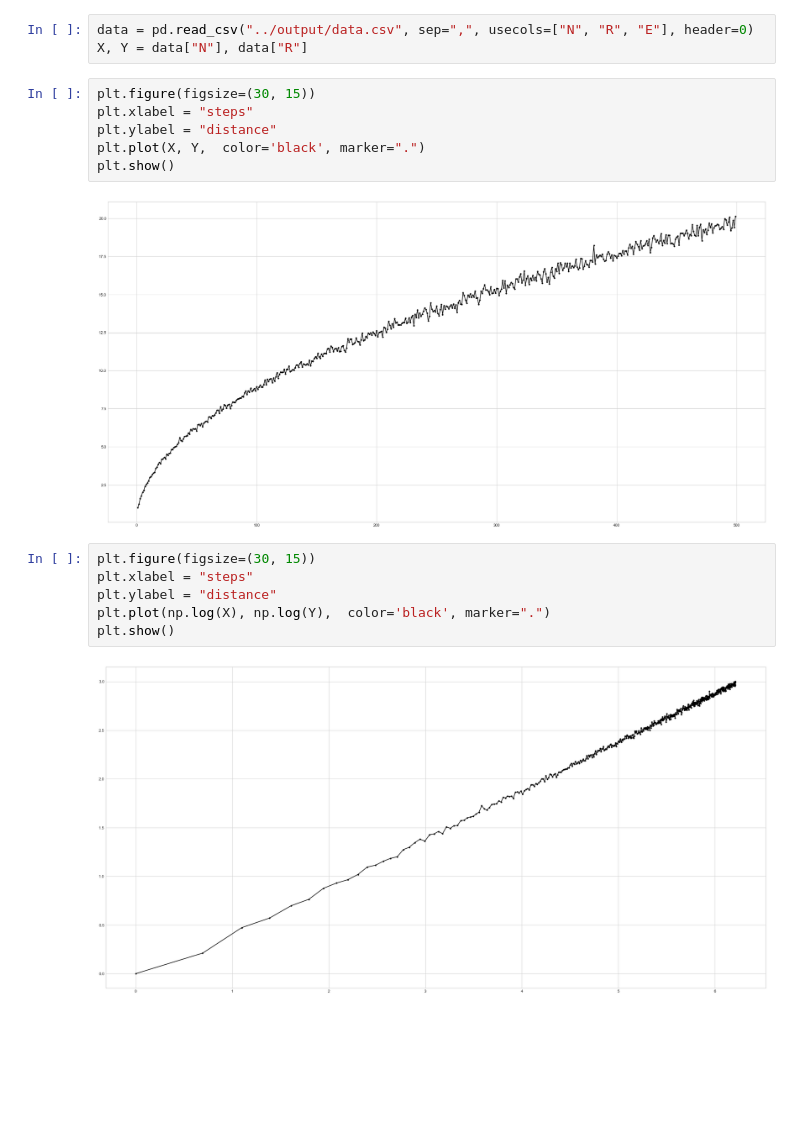
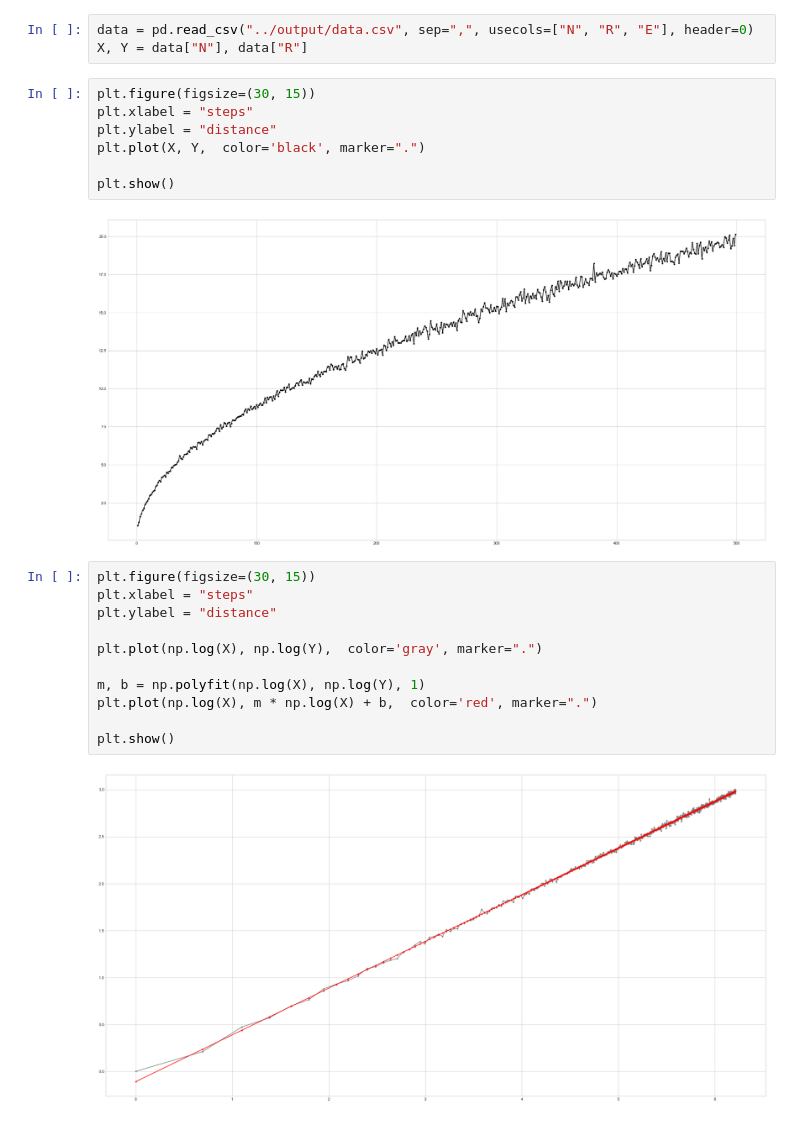
Before and after one commit to 4e1e0603/01, a Jupyter notebook: source/random_walk.ipynb, the cells around one changed output. Drawn from its saved outputs; the diff is of its cells as text; blank space fills up the shorter version.

```diff
--- a/source/random_walk.ipynb
+++ b/source/random_walk.ipynb
@@ -21,16 +21,22 @@ plt.figure(figsize=(30, 15))
 plt.xlabel = "steps"
 plt.ylabel = "distance"
 plt.plot(X, Y,  color='black', marker=".")
+
 plt.show()
 # %% [output]
 [figure]
 # %%
 plt.figure(figsize=(30, 15))
 plt.xlabel = "steps"
 plt.ylabel = "distance"
-plt.plot(np.log(X), np.log(Y),  color='black', marker=".")
+
+plt.plot(np.log(X), np.log(Y),  color='gray', marker=".")
+
+m, b = np.polyfit(np.log(X), np.log(Y), 1)
+plt.plot(np.log(X), m * np.log(X) + b,  color='red', marker=".")
+
 plt.show()
 # %% [output]
-[figure, old version]
+[figure, new version]
 # %%
 plt.figure(figsize=(30, 15))
```
Also changed, not shown: parts of 2 cells of this notebook.
